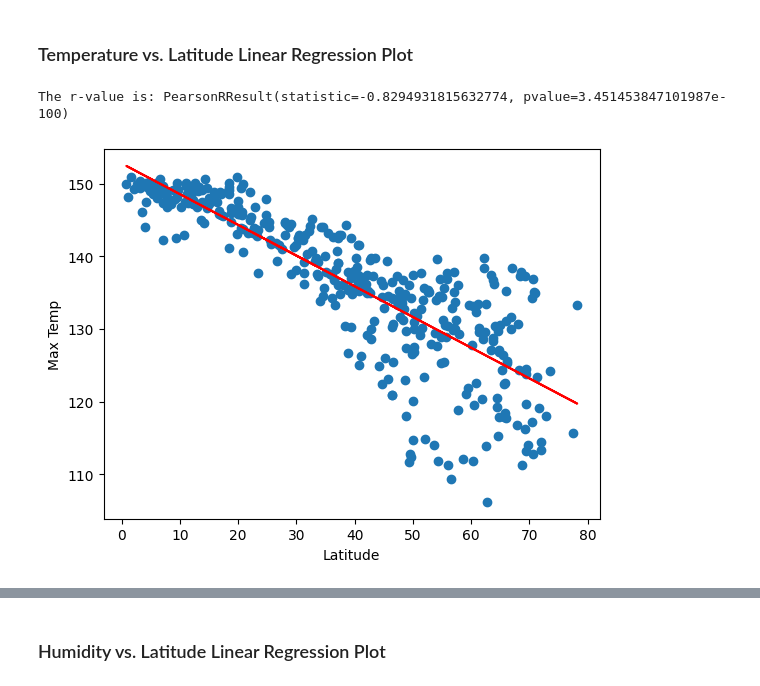
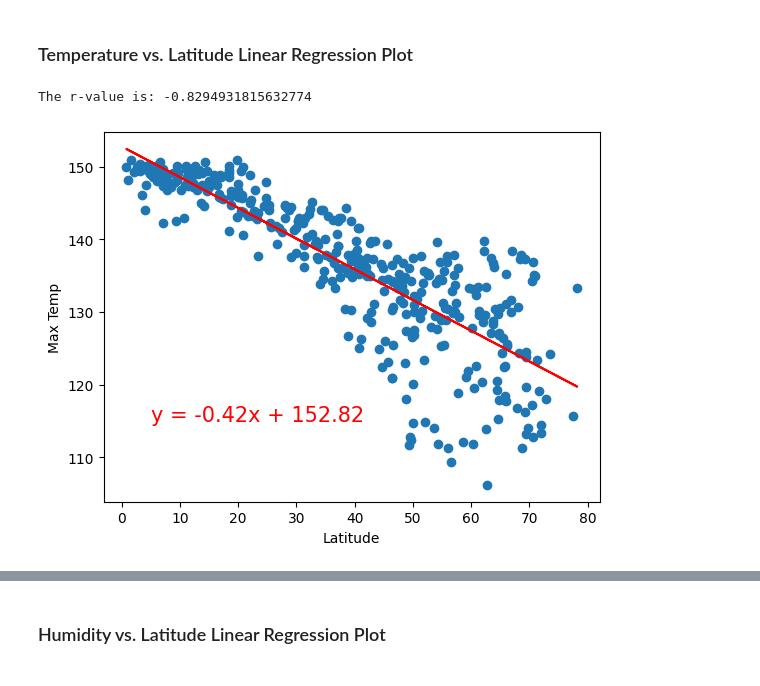
Before and after one commit to joelpangilinan/python-api-challenge, a Jupyter notebook: challenge-assignment/WeatherPy-Copy1.ipynb, the cells around one changed output, grey strips where cells are left out. Cells and saved outputs as stored; diff of their text form; code cells hidden in the pictures.

Commit message:
doing the linear regression plots

```diff
--- a/challenge-assignment/WeatherPy-Copy1.ipynb
+++ b/challenge-assignment/WeatherPy-Copy1.ipynb
@@ -353,21 +353,21 @@ southern_hemi_df.head()
 # %%
 # Linear regression on Northern Hemisphere
 (slope, intercept, rvalue, pvalue, stderr) = linregress(northern_hemi_df["Lat"], northern_hemi_df["Max Temp"])
 regress_values = northern_hemi_df["Lat"] * slope + intercept
-line_eq = "y = " + str(round(slope,2)) + "x + " + str(round(intercept,2))
+line_eq_northern = "y = " + str(round(slope,2)) + "x + " + str(round(intercept,2))
 
 # Determine the correlation
-correlation = st.pearsonr(northern_hemi_df["Lat"], northern_hemi_df["Max Temp"])
+correlation_northern = st.pearsonr(northern_hemi_df["Lat"], northern_hemi_df["Max Temp"])
 
 # Create the plot
 plt.xlabel("Latitude")
 plt.ylabel("Max Temp")
+plt.annotate(line_eq_northern,(5,115),fontsize=15,color="red")
 plt.scatter(northern_hemi_df["Lat"], northern_hemi_df["Max Temp"])
 plt.plot(northern_hemi_df["Lat"],regress_values,"r-")
-# print(f"The r-value is: {round(correlation[0],2)}")
-print(f"The r-value is: {correlation}")
+print(f"The r-value is: {correlation_northern[0]}")
 plt.show()
 # %% [output]
-The r-value is: PearsonRResult(statistic=-0.8294931815632774, pvalue=3.451453847101987e-100)
+The r-value is: -0.8294931815632774
-[figure, old version]
+[figure, new version]
 # %%
```
Also changed, not shown: parts of 6 cells of this notebook.
